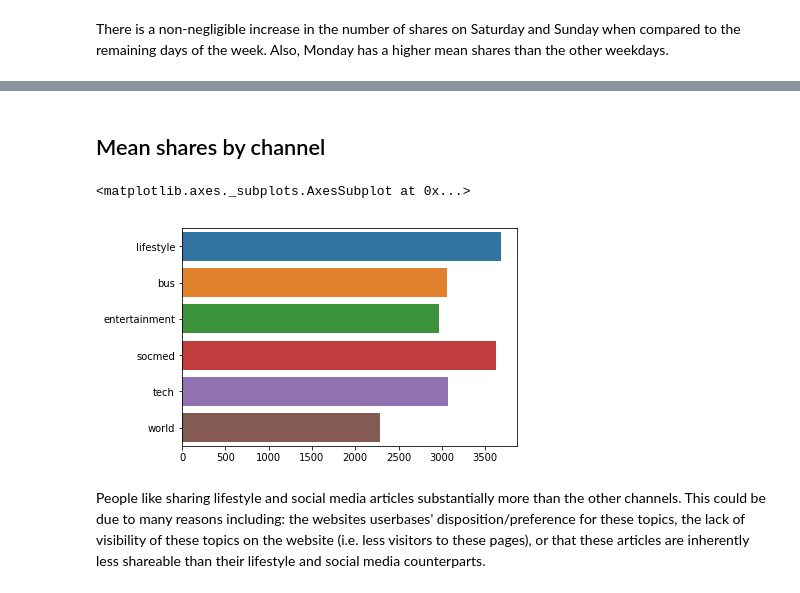
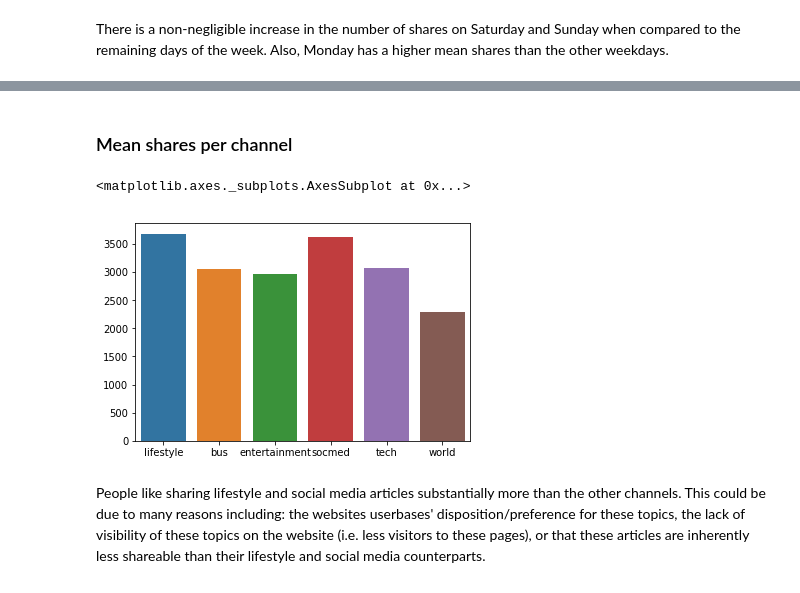
Before and after one commit to makka3/news_prediction, a Jupyter notebook: news_prediction.ipynb, the cells around one changed output, grey strips where cells are left out. Cells and saved outputs as stored; diff of their text form; code cells hidden in the pictures.

```diff
--- a/news_prediction.ipynb
+++ b/news_prediction.ipynb
@@ -115,8 +155,8 @@ mean_shares_per_weekday = []
 days_of_weeks = ['monday','tuesday','wednesday','thursday','friday','saturday','sunday']
 for i in days_of_weeks:
     que = 'weekday_is_'+i+'==1.0'
-    num_of_items_per_weekday.append(len(news.query(que)))
-    mean_shares_per_weekday.append(news.query(que)['shares'].mean())
+    num_of_items_per_weekday.append((i,len(news.query(que))))
+    mean_shares_per_weekday.append((i,news.query(que)['shares'].mean()))
 # %%
 num_of_items_per_weekday
 # %% [output]
@@ -155,8 +207,8 @@ mean_shares_per_channel = []
 channel = ['lifestyle','bus','entertainment','socmed','tech','world']
 for i in channel:
     que = 'data_channel_is_'+i+'==1.0'
-    num_of_items_per_channel.append(len(news.query(que)))
-    mean_shares_per_channel.append(news.query(que)['shares'].mean())
+    num_of_items_per_channel.append((i,len(news.query(que))))
+    mean_shares_per_channel.append((i,news.query(que)['shares'].mean()))
 # %%
 num_of_items_per_channel
 # %% [output]
@@ -172,0 +230,2 @@ mean_shares_per_channel
+# %%
+channel = [x[0] for x in num_of_items_per_channel]
@@ -172,0 +234,2 @@ mean_shares_per_channel
+# %%
+shares_p_channel = [y[1] for y in mean_shares_per_channel]
@@ -173,10 +243,10 @@ mean_shares_per_channel
 # %% [markdown]
-## Mean shares by channel
+### Mean shares per channel
 # %%
-sns.barplot(mean_shares_per_channel,channel)
+sns.barplot(channel,shares_p_channel)
 # %% [output]
 <matplotlib.axes._subplots.AxesSubplot at 0x...>
-[figure, old version]
+[figure, new version]
 # %% [markdown]
 People like sharing lifestyle and social media articles substantially more than the other channels. This could be due to many reasons including: the websites userbases' disposition/preference for these topics, the lack of visibility of these topics on the website (i.e. less visitors to these pages), or that these articles are inherently less shareable than their lifestyle and social media counterparts.
 # %%
```
Also changed, not shown: parts of 39 cells of this notebook.
